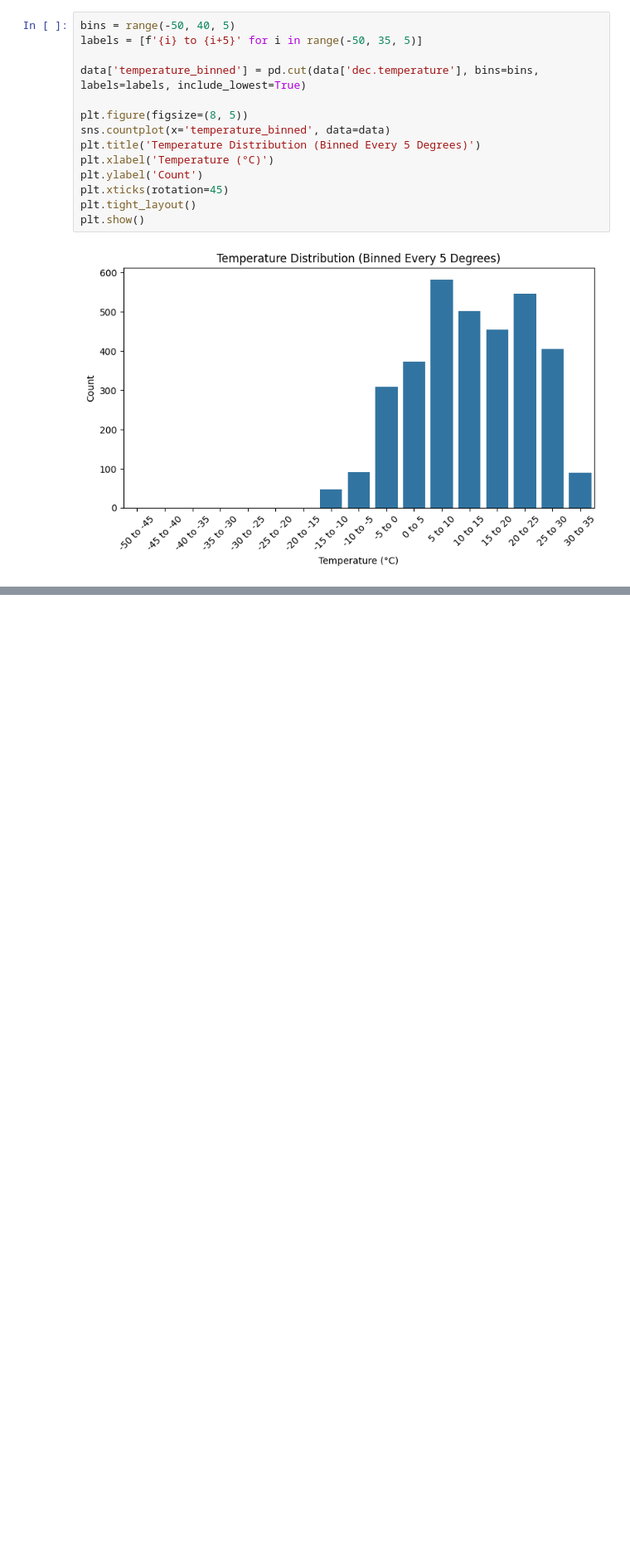
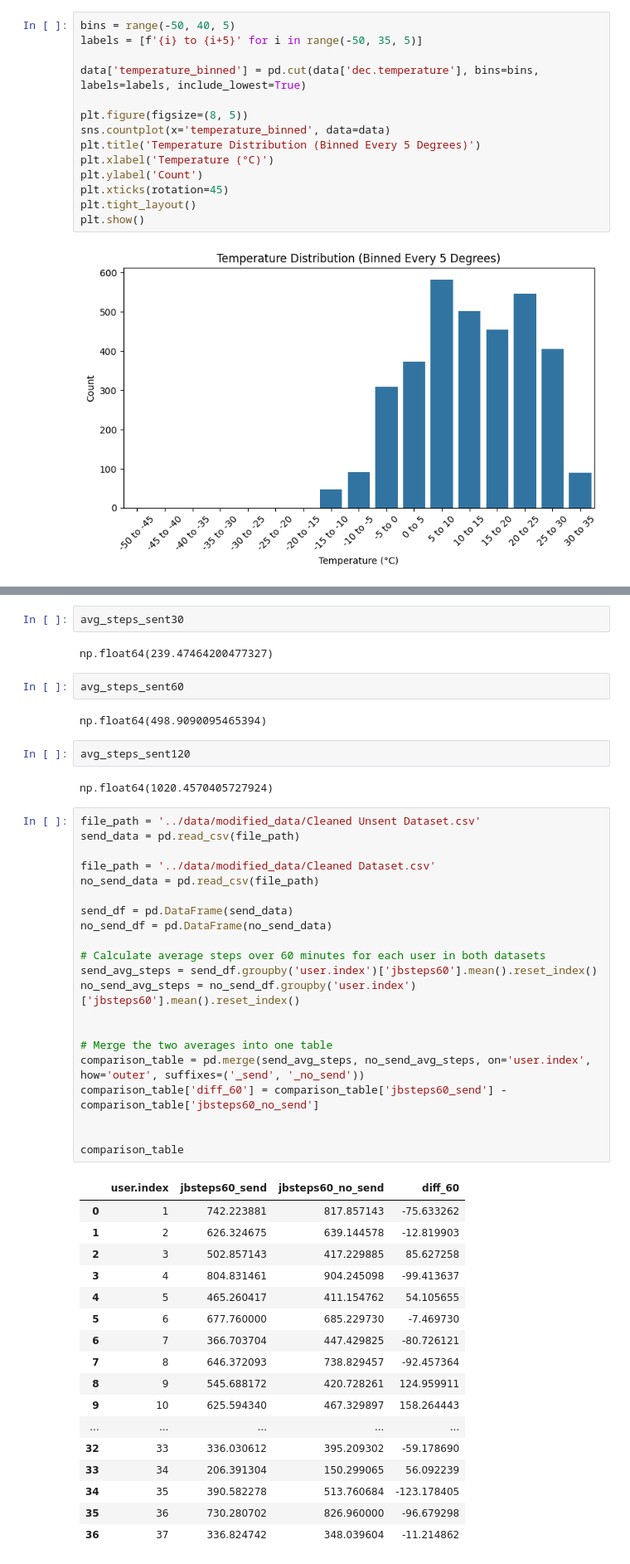
Before and after one commit to jacksoncamp42/ORIE-5160-Midterm-Project, a Jupyter notebook: EDA/eda_sent_notifications.ipynb, the cells around one changed output, grey strips where cells are left out. Shown at 83% size. Drawn from its saved outputs; the diff is of its cells as text; blank space fills up the shorter version.

```diff
--- a/EDA/eda_sent_notifications.ipynb
+++ b/EDA/eda_sent_notifications.ipynb
@@ -197,0 +225,51 @@ plt.show()
+# %%
+avg_steps_sent30
+# %% [output]
+np.float64(239.47464200477327)
+# %%
+avg_steps_sent60
+# %% [output]
+np.float64(498.9090095465394)
+# %%
+avg_steps_sent120
+# %% [output]
+np.float64(1020.4570405727924)
+# %%
+file_path = '../data/modified_data/Cleaned Unsent Dataset.csv'
+send_data = pd.read_csv(file_path)
+
+file_path = '../data/modified_data/Cleaned Dataset.csv'
+no_send_data = pd.read_csv(file_path)
+
+send_df = pd.DataFrame(send_data)
+no_send_df = pd.DataFrame(no_send_data)
+
+# Calculate average steps over 60 minutes for each user in both datasets
+send_avg_steps = send_df.groupby('user.index')['jbsteps60'].mean().reset_index()
+no_send_avg_steps = no_send_df.groupby('user.index')['jbsteps60'].mean().reset_index()
+
+
+# Merge the two averages into one table
+comparison_table = pd.merge(send_avg_steps, no_send_avg_steps, on='user.index', how='outer', suffixes=('_send', '_no_send'))
+comparison_table['diff_60'] = comparison_table['jbsteps60_send'] - comparison_table['jbsteps60_no_send']
+
+
+comparison_table
+# %% [output]
+|  | user.index | jbsteps60_send | jbsteps60_no_send | diff_60 |
+| 0 | 1 | 742.223881 | 817.857143 | -75.633262 |
+| 1 | 2 | 626.324675 | 639.144578 | -12.819903 |
+| 2 | 3 | 502.857143 | 417.229885 | 85.627258 |
+| 3 | 4 | 804.831461 | 904.245098 | -99.413637 |
+| 4 | 5 | 465.260417 | 411.154762 | 54.105655 |
+| 5 | 6 | 677.760000 | 685.229730 | -7.469730 |
+| 6 | 7 | 366.703704 | 447.429825 | -80.726121 |
+| 7 | 8 | 646.372093 | 738.829457 | -92.457364 |
+| 8 | 9 | 545.688172 | 420.728261 | 124.959911 |
+| 9 | 10 | 625.594340 | 467.329897 | 158.264443 |
+| ... | ... | ... | ... | ... |
+| 32 | 33 | 336.030612 | 395.209302 | -59.178690 |
+| 33 | 34 | 206.391304 | 150.299065 | 56.092239 |
+| 34 | 35 | 390.582278 | 513.760684 | -123.178405 |
+| 35 | 36 | 730.280702 | 826.960000 | -96.679298 |
+| 36 | 37 | 336.824742 | 348.039604 | -11.214862 |
```
Also changed, not shown: parts of 6 cells of this notebook, 3 other files.
